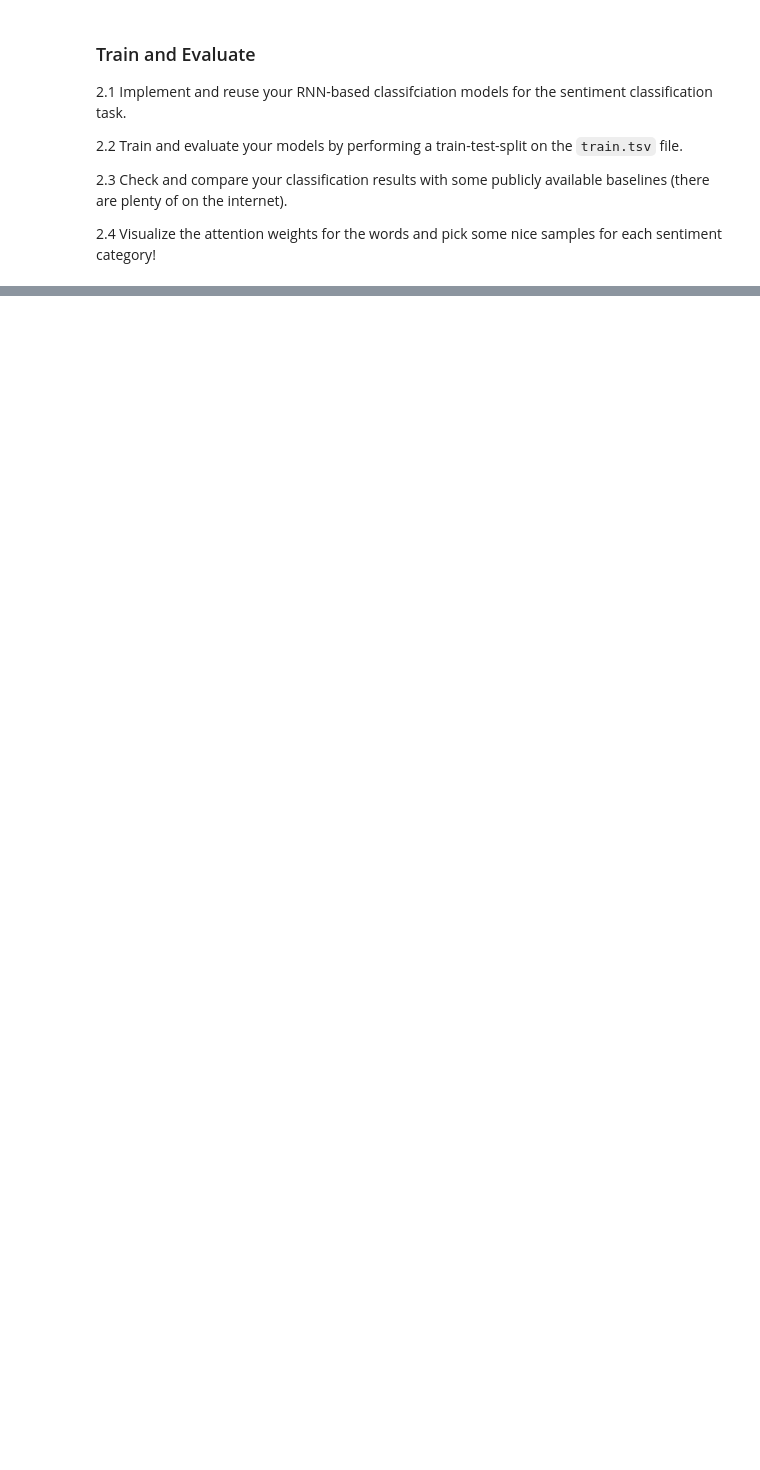
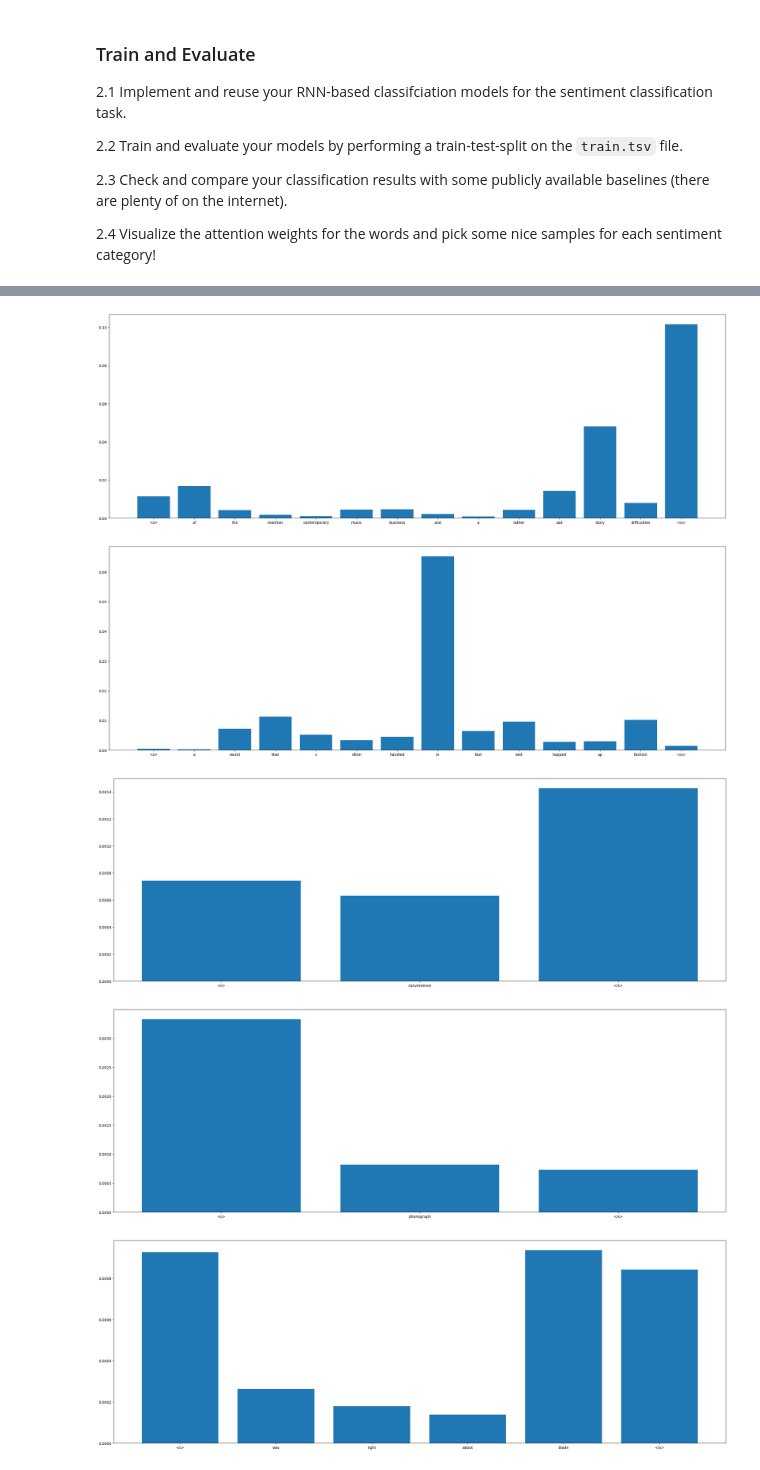
Before and after one commit to LukasKifmann/seqlrn-assignments, a Jupyter notebook: 6-nnet_attn/2-rnn_attn_sentiment.ipynb, the cells around one changed output, grey strips where cells are left out. Drawn from its saved outputs; the diff is of its cells as text; code cells hidden in the pictures; blank space fills up the shorter version.

```diff
--- a/6-nnet_attn/2-rnn_attn_sentiment.ipynb
+++ b/6-nnet_attn/2-rnn_attn_sentiment.ipynb
@@ -209,6 +217,30 @@ def scaled_dot_product_attention(Q: torch.Tensor, K: torch.Tensor, V: torch.Tens
     else:
         return result
 
+class AttentionHead(nn.Module):
+    def __init__(self, d_q_in: int, d_kv_in: int, d_qk: int, d_v: int, **kwargs):
+        super(AttentionHead, self).__init__(**kwargs)
+        self.Wq = nn.Linear(d_q_in, d_qk)
+        self.Wk = nn.Linear(d_kv_in, d_qk)
+        self.Wv = nn.Linear(d_kv_in, d_v)
+
+    def forward(self, Q: torch.Tensor, KV: torch.Tensor, return_weights: bool = False) -> torch.Tensor | tuple[torch.Tensor, torch.Tensor]:
+        return scaled_dot_product_attention(
+            AttentionHead.__apply_linear_masked(self.Wq, Q),
+            AttentionHead.__apply_linear_masked(self.Wk, KV),
+            AttentionHead.__apply_linear_masked(self.Wv, KV),
+            True
+        )
+
+    @staticmethod
+    def __apply_linear_masked( linear: nn.Linear, X: torch.Tensor) -> torch.Tensor:
+        mask = ~X[:, :, 0:1].isnan().repeat(1, 1, linear.out_features)
+        return torch.where(
+            mask,
+            linear(torch.where(X.isnan(), 0, X)),
+            torch.nan
+        )
+
 from torch.nn.utils.rnn import pack_padded_sequence, pad_packed_sequence, pad_sequence
 
 class GRU_Classifier(nn.Module):
@@ -225,6 +257,9 @@ class GRU_Classifier(nn.Module):
             bidirectional=False,
             num_layers=1
         )
+
+        if self.with_attention:
+            self.attention_head = AttentionHead(hidden_dim, hidden_dim, hidden_dim, hidden_dim)
 
         self.fc = nn.Linear(hidden_dim, num_classes)
 
@@ -245,7 +280,7 @@ class GRU_Classifier(nn.Module):
 
         if self.with_attention:
             H = self.get_attention_input(outputs)
-            attention_out, weights = scaled_dot_product_attention(H, H, H, True)
+            attention_out, weights = self.attention_head(H, H, True)
             clf_input = attention_out[:, 0, :]
         else:
             clf_input, weights = hidden, None
@@ -336,7 +371,14 @@ def eval(model, dataloader, criterion, device, return_attn_dict=False):
     print(f"  recall scores:    {rec.tolist()}")
     print(f"  F1 scores:        {f1.tolist()}")
     if return_attn_dict:
-        return attention_scores
+        max_len = max(x.shape[1] for x in attention_scores)
+        return torch.cat([
+            torch.hstack([
+                scores[:, 0, :],
+                torch.zeros((scores.shape[0], max_len - scores.shape[2]), dtype=scores.dtype)
+            ])
+            for scores in attention_scores
+        ], 0)
 
 ### END YOUR CODE
 # %%
@@ -427,8 +469,21 @@ training epoch 3/20...
 # %%
 ### TODO: 2.4 Visualize the attention weights
 
 ### YOUR CODE HERE
 
+NUM_VISUALISATIONS = 10
 
+for i in range(NUM_VISUALISATIONS):
+    text = data_samples[train_idcs[i]]
+    scores = attention_scores[i, :len(text)]
+    plt.figure(figsize=(30, 10))
+    plt.bar(text, scores.numpy())
+    plt.show()
 
 ### END YOUR CODE
+# %% [output]
+[figure, added]
+[figure, added]
+[figure, added]
+[figure, added]
+[figure, added]
```
Also changed, not shown: parts of 4 cells of this notebook, 2 other files.
